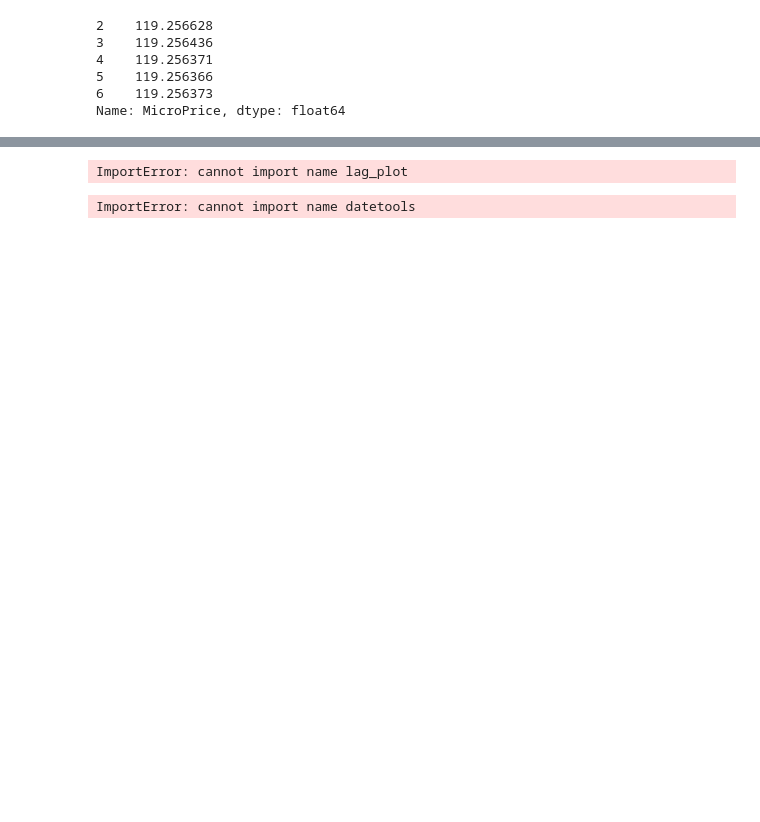
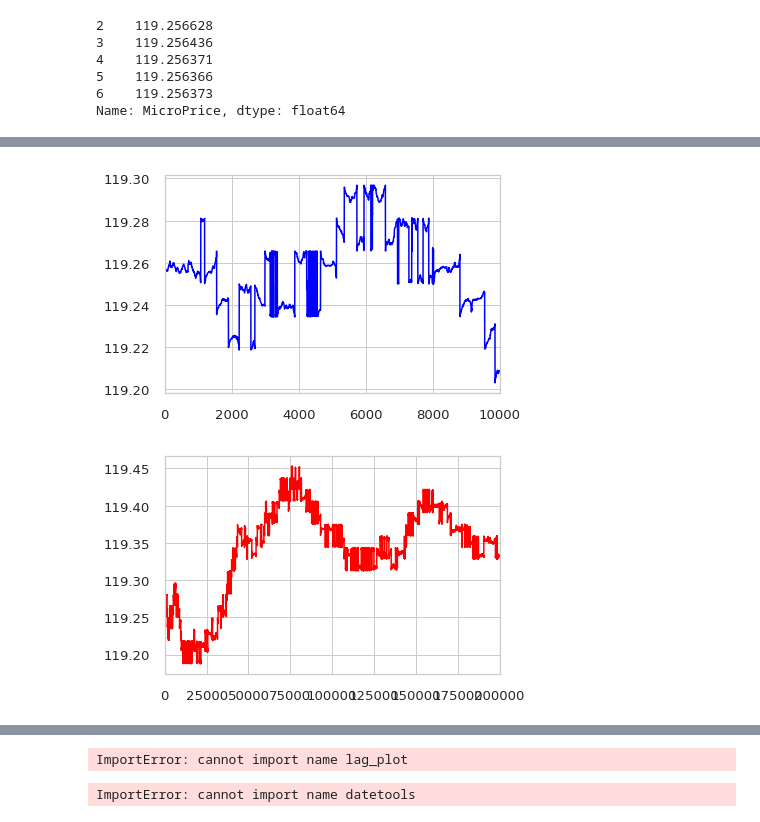
Before and after one commit to andreas-koukorinis/PaperCode, a Jupyter notebook: aknotebooks/stylized facts #2.ipynb, the cells around one changed output, grey strips where cells are left out. Drawn from its saved outputs; the diff is of its cells as text; code cells hidden in the pictures; blank space fills up the shorter version.

```diff
--- a/aknotebooks/stylized facts #2.ipynb
+++ b/aknotebooks/stylized facts #2.ipynb
@@ -393,0 +394,11 @@ plt.show()
+# %%
+ax = ref.plot(color='blue',label='price')
+# ax.yaxis.set_major_formatter(mpl.ticker.StrMethodFormatter('{x:,.00f}'))
+plt.show()
+ax2 = sub.plot(color='red',label=bar_type)
+num_ticks = 10
+
+plt.show()
+# %% [output]
+[figure, added]
+[figure, added]
```
Also changed, not shown: parts of 7 cells of this notebook.
